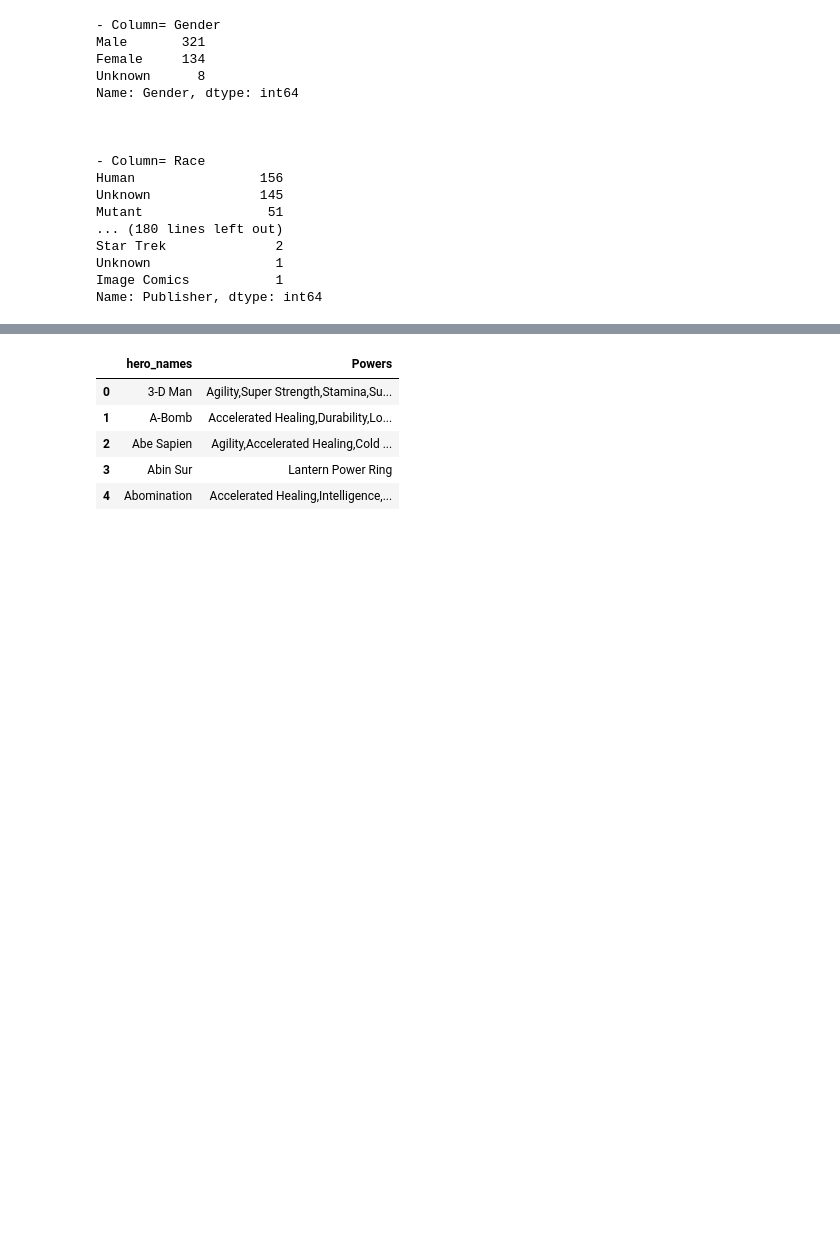
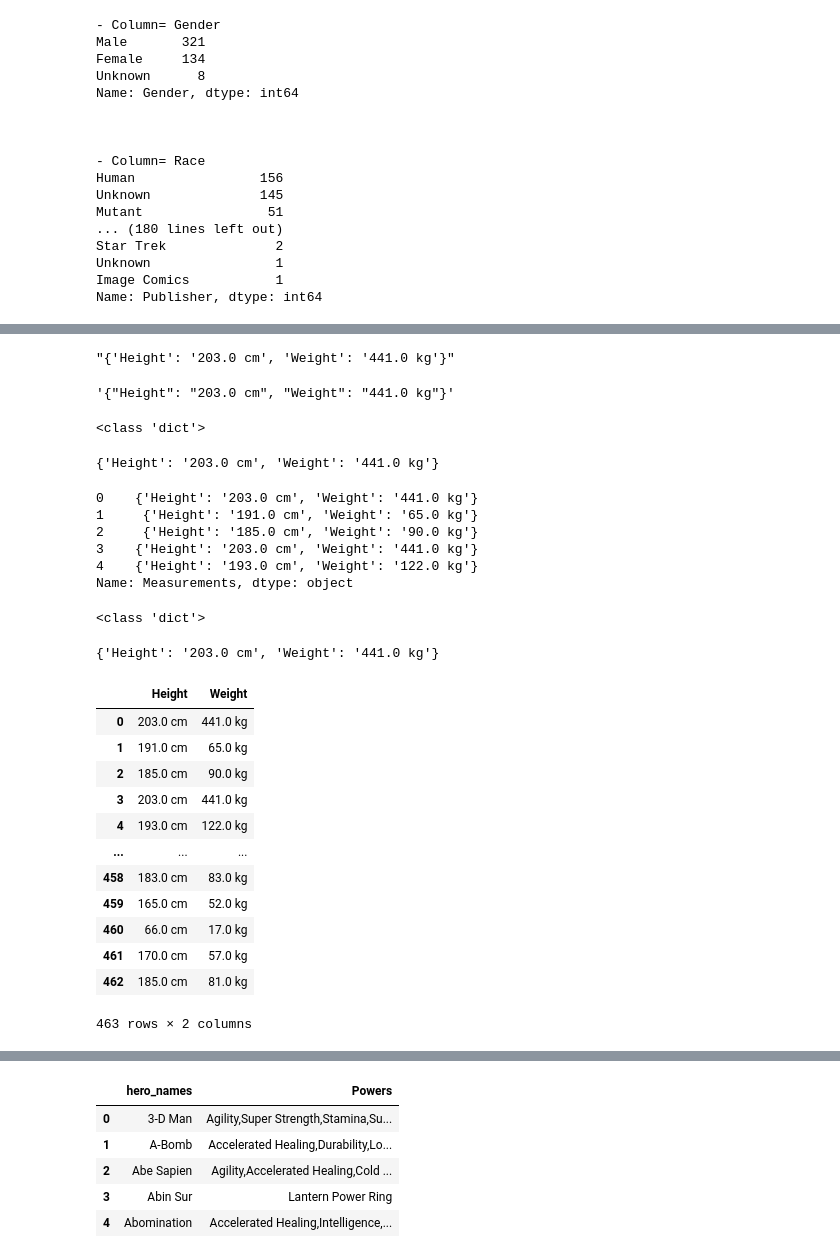
Before and after one commit to GregoryL12/Applying-Advanced-Transformations, a Jupyter notebook: Applying Advanced Transformations (Core).ipynb, the cells around one changed output, grey strips where cells are left out. Saved outputs shown, nothing was run; the diff lists cells and outputs as text; code cells hidden in the pictures; blank space fills up the shorter version.

Commit message:
Applying Advanced Transformations (Core)
Applying Advanced Transformations (Core)

```diff
--- a/Applying Advanced Transformations (Core).ipynb
+++ b/Applying Advanced Transformations (Core).ipynb
@@ -160,4 +149,0 @@ df_in['Measurements'].str.split(',',expand=True)
-# %%
-## save the 2 new columns into the dataframe
-df_in[['Height','Weight']] = df_in['Measurements'].str.split(',',expand=True)
-df_in.head(2)
@@ -175,0 +150,55 @@ df_in.head(2)
+# %%
+meas
+# %% [output]
+"{'Height': '203.0 cm', 'Weight': '441.0 kg'}"
+# %%
+meas = meas.replace("'",'"')
+meas
+# %% [output]
+'{"Height": "203.0 cm", "Weight": "441.0 kg"}'
+# %%
+## now we can use json.loads
+fixed_meas = json.loads(meas)
+print(type(fixed_meas))
+fixed_meas
+# %% [output]
+<class 'dict'>
+{'Height': '203.0 cm', 'Weight': '441.0 kg'}
+# %%
+## use .str.replace to replace all single quotes
+df_in['Measurements'] = df_in['Measurements'].str.replace("'",'"')
+## Apply the json.loads to the full column
+df_in['Measurements'] = df_in['Measurements'].apply(json.loads)
+df_in['Measurements'].head()
+# %% [output]
+0    {'Height': '203.0 cm', 'Weight': '441.0 kg'}
+1     {'Height': '191.0 cm', 'Weight': '65.0 kg'}
+2     {'Height': '185.0 cm', 'Weight': '90.0 kg'}
+3    {'Height': '203.0 cm', 'Weight': '441.0 kg'}
+4    {'Height': '193.0 cm', 'Weight': '122.0 kg'}
+Name: Measurements, dtype: object
+# %%
+## check a single value after transformation
+test_meas = df_in.loc[0, 'Measurements']
+print(type(test_meas))
+test_meas
+# %% [output]
+<class 'dict'>
+{'Height': '203.0 cm', 'Weight': '441.0 kg'}
+# %%
+hei_wei = df_in['Measurements'].apply(pd.Series)
+hei_wei
+# %% [output]
+|  | Height | Weight |
+| 0 | 203.0 cm | 441.0 kg |
+| 1 | 191.0 cm | 65.0 kg |
+| 2 | 185.0 cm | 90.0 kg |
+| 3 | 203.0 cm | 441.0 kg |
+| 4 | 193.0 cm | 122.0 kg |
+| ... | ... | ... |
+| 458 | 183.0 cm | 83.0 kg |
+| 459 | 165.0 cm | 52.0 kg |
+| 460 | 66.0 cm | 17.0 kg |
+| 461 | 170.0 cm | 57.0 kg |
+| 462 | 185.0 cm | 81.0 kg |
+463 rows × 2 columns
```
Also changed, not shown: parts of 34 cells of this notebook.
